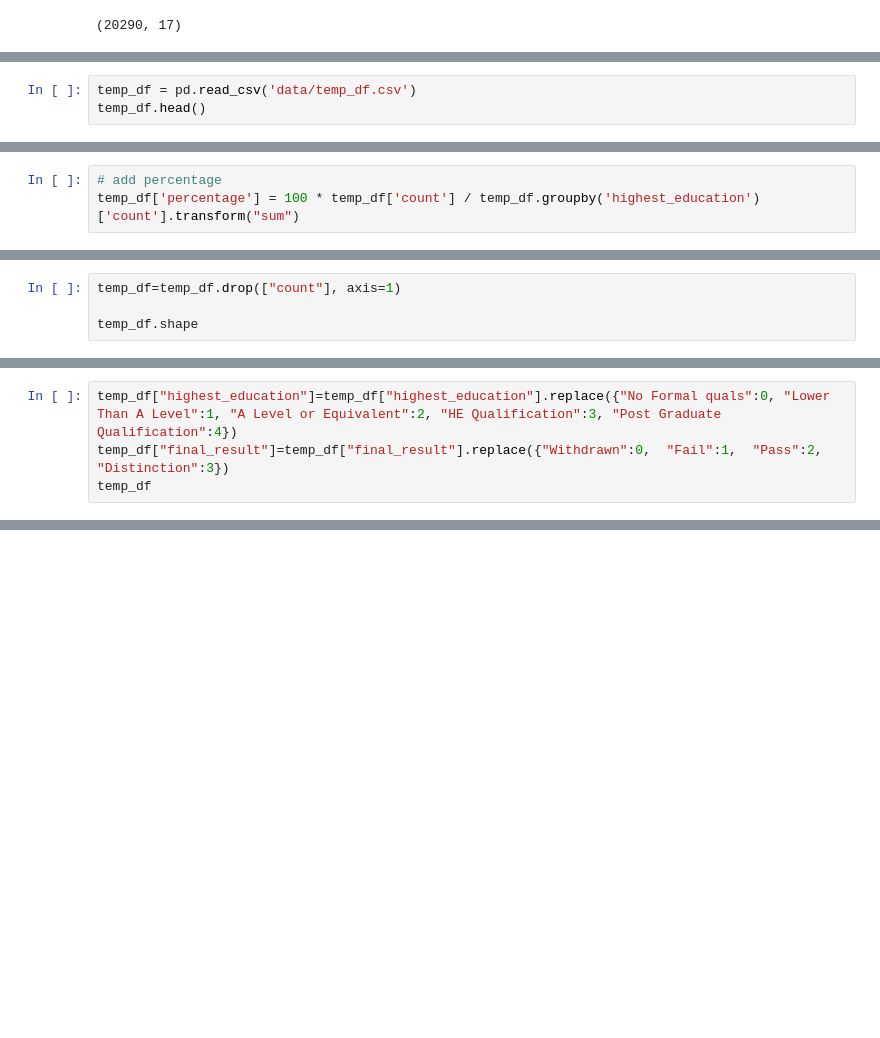
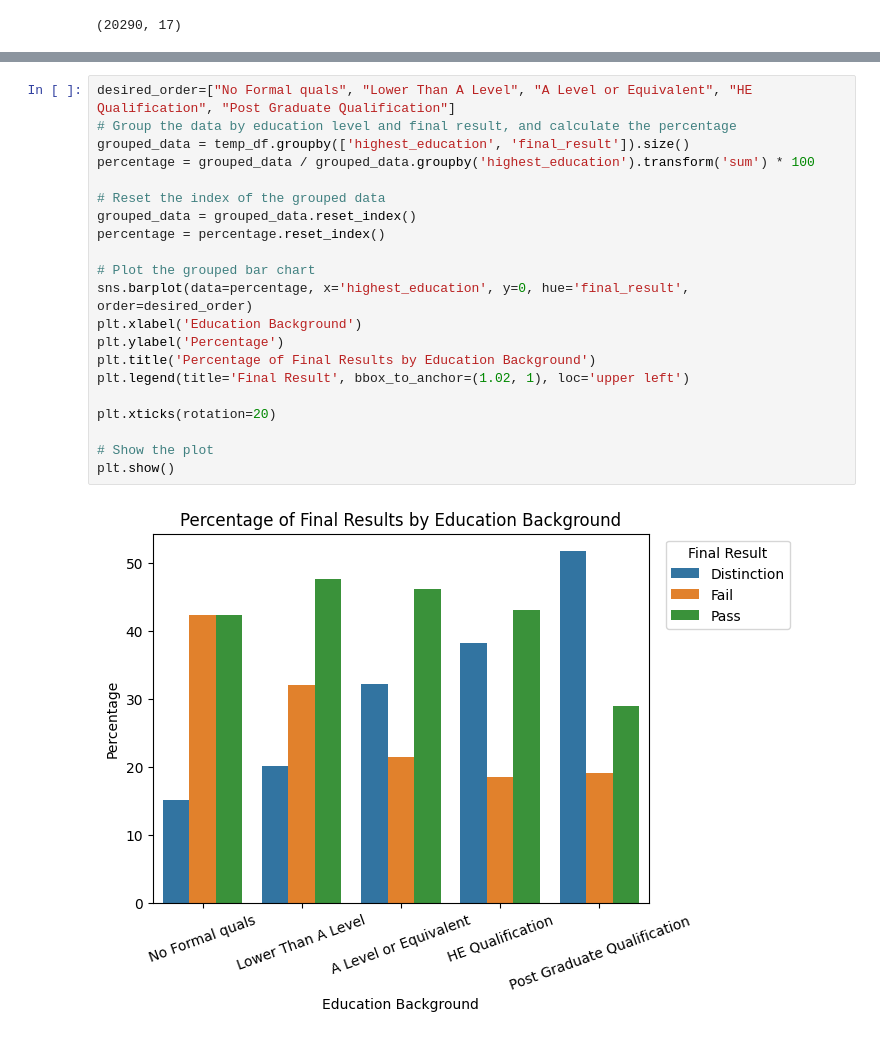
Before and after one commit to Miranda-Bai/PersonalizedLearningContent, a Jupyter notebook: improveVisual.ipynb, the cells around one changed output, grey strips where cells are left out. Drawn from its saved outputs; the diff is of its cells as text; blank space fills up the shorter version.

```diff
--- a/improveVisual.ipynb
+++ b/improveVisual.ipynb
@@ -106,3 +54,0 @@ pd.DataFrame(temp_df).to_csv("data/temp_df.csv")
-# %%
-temp_df = pd.read_csv('data/temp_df.csv')
-temp_df.head()
@@ -135,3 +54,0 @@ Name: count, dtype: int64
-# %%
-# add percentage
-temp_df['percentage'] = 100 * temp_df['count'] / temp_df.groupby('highest_education')['count'].transform("sum")
@@ -157,4 +54,0 @@ temp_df
-# %%
-temp_df=temp_df.drop(["count"], axis=1)
-
-temp_df.shape
@@ -163,4 +54,0 @@ temp_df.shape
-# %%
-temp_df["highest_education"]=temp_df["highest_education"].replace({"No Formal quals":0, "Lower Than A Level":1, "A Level or Equivalent":2, "HE Qualification":3, "Post Graduate Qualification":4})
-temp_df["final_result"]=temp_df["final_result"].replace({"Withdrawn":0,  "Fail":1,  "Pass":2, "Distinction":3})
-temp_df
@@ -237,0 +55,23 @@ Name: percentage, dtype: float64
+# %%
+desired_order=["No Formal quals", "Lower Than A Level", "A Level or Equivalent", "HE Qualification", "Post Graduate Qualification"]
+# Group the data by education level and final result, and calculate the percentage
+grouped_data = temp_df.groupby(['highest_education', 'final_result']).size()
+percentage = grouped_data / grouped_data.groupby('highest_education').transform('sum') * 100
+
+# Reset the index of the grouped data
+grouped_data = grouped_data.reset_index()
+percentage = percentage.reset_index()
+
+# Plot the grouped bar chart
+sns.barplot(data=percentage, x='highest_education', y=0, hue='final_result', order=desired_order)
+plt.xlabel('Education Background')
+plt.ylabel('Percentage')
+plt.title('Percentage of Final Results by Education Background')
+plt.legend(title='Final Result', bbox_to_anchor=(1.02, 1), loc='upper left')
+
+plt.xticks(rotation=20)
+
+# Show the plot
+plt.show()
+# %% [output]
+[figure, added]
```
Also changed, not shown: parts of 30 cells of this notebook, 4 other files.
